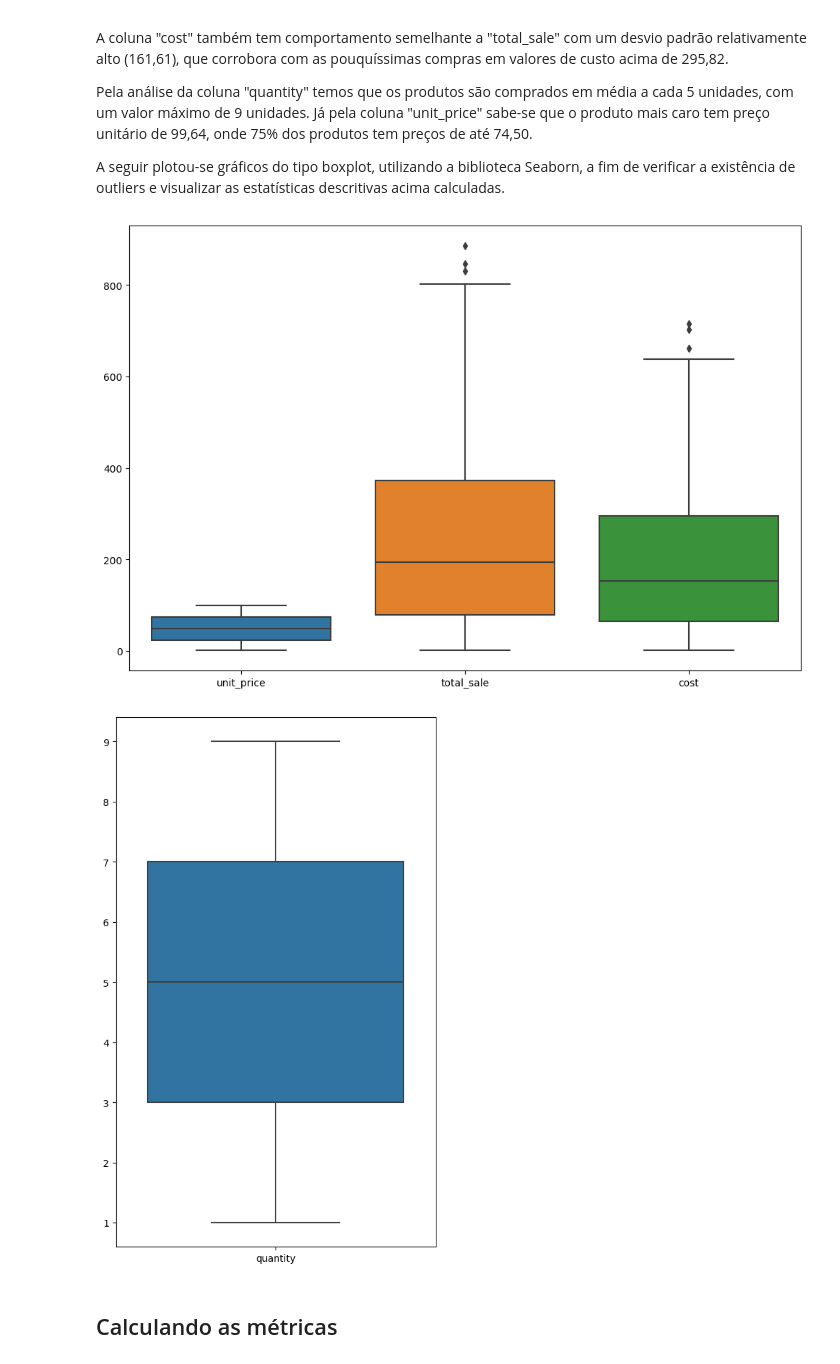
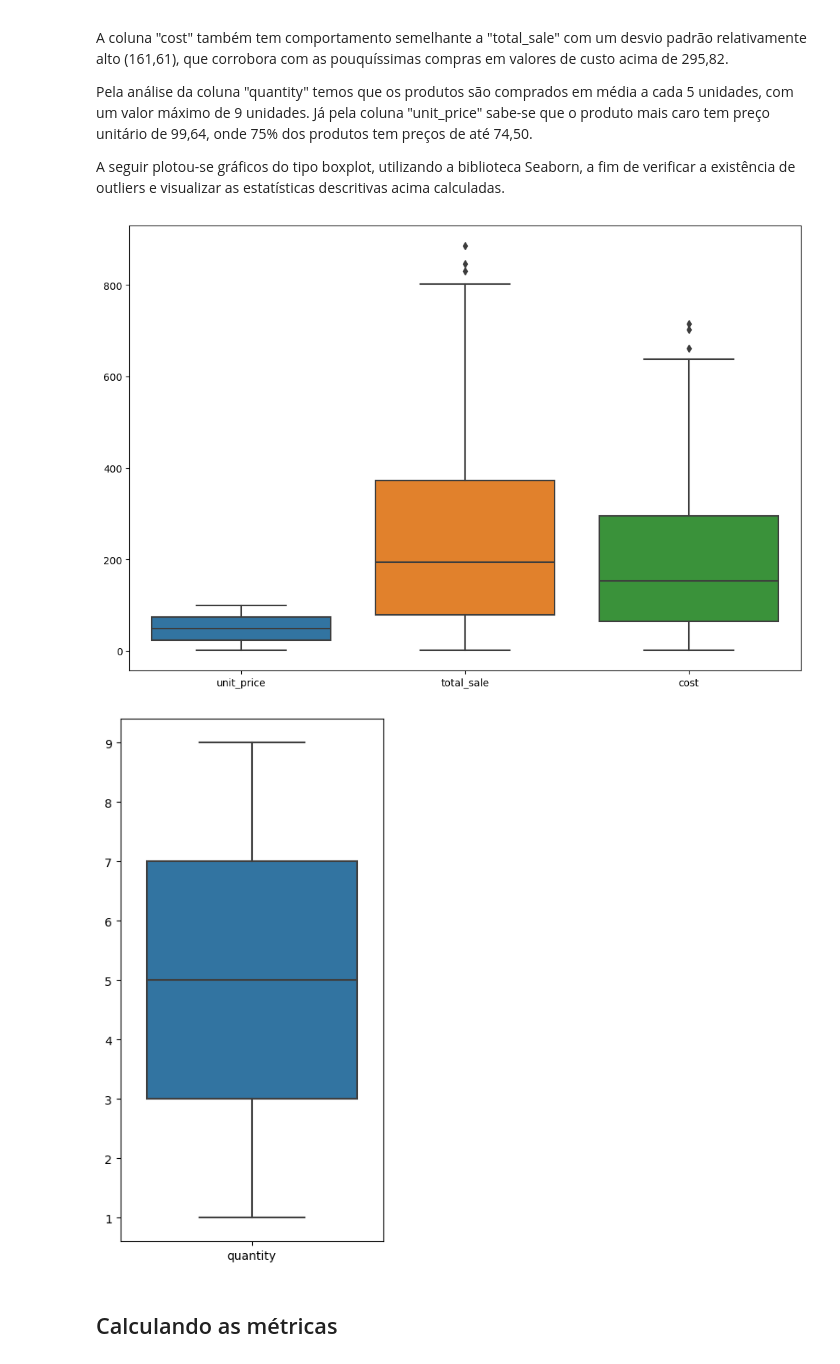
Before and after one commit to rfprates/extraindo_dados_pdf, a Jupyter notebook: data_extraction_pdf.ipynb, the cells around one changed output. Drawn from its saved outputs; the diff is of its cells as text; code cells hidden in the pictures.

```diff
--- a/data_extraction_pdf.ipynb
+++ b/data_extraction_pdf.ipynb
@@ -339,17 +339,17 @@ A seguir plotou-se gráficos do tipo boxplot, utilizando a biblioteca Seaborn, a
 # %%
 import matplotlib.pyplot as plt
 import seaborn as sns
 
 plt.figure(figsize = (12,8))
 sns.boxplot(data = sales_df.drop(columns = 'quantity'))
 plt.show()
 
 # como a coluna 'quantity' tem dados muito menores que as outras, ela foi plotada separada
-plt.figure(figsize = (6,10))
+plt.figure(figsize = (4,8))
 sns.boxplot(data = sales_df.drop(columns = ['unit_price', 'total_sale', 'cost']));
 # %% [output]
 [figure]
-[figure, old version]
+[figure, new version]
 # %% [markdown]
 ## Calculando as métricas
 # %% [markdown]
```
